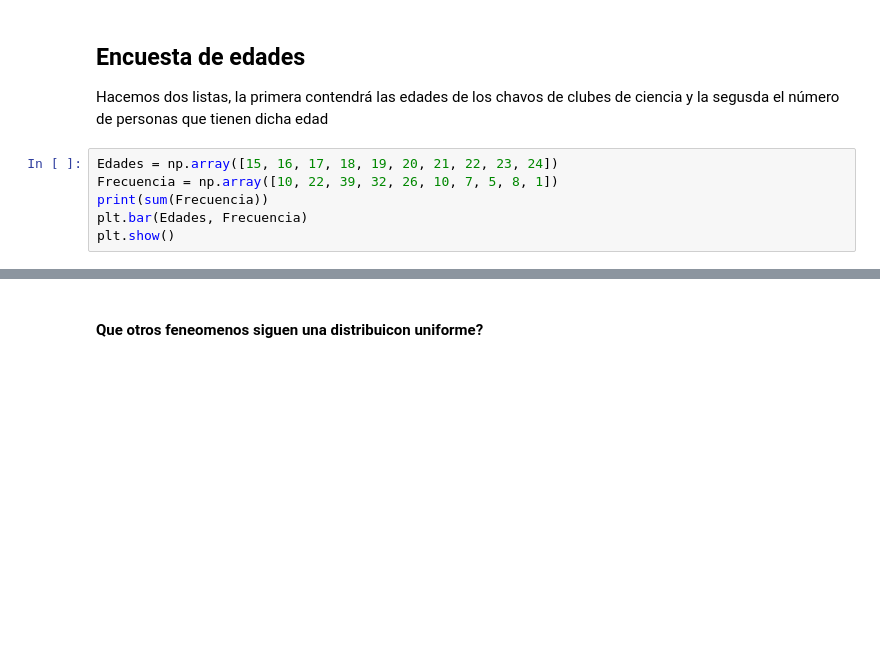
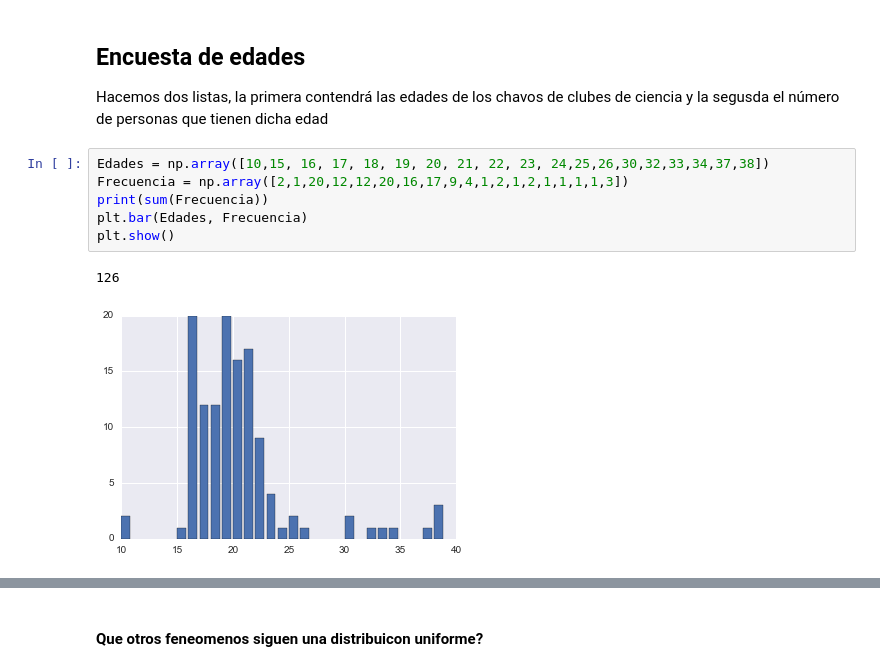
Before and after one commit to 8bartelo8/HistoriaDatos_Higgs, a Jupyter notebook: Dia2/5_Estadistica_Basica.ipynb, the cells around one changed output, grey strips where cells are left out. Drawn from its saved outputs; the diff is of its cells as text; blank space fills up the shorter version.

```diff
--- a/Dia2/5_Estadistica_Basica.ipynb
+++ b/Dia2/5_Estadistica_Basica.ipynb
@@ -21,11 +21,14 @@ import seaborn as sns
 
 Hacemos dos listas, la primera contendrá las edades de los chavos de clubes de ciencia y la segusda el número de personas que tienen dicha edad
 # %%
-Edades = np.array([15, 16, 17, 18, 19, 20, 21, 22, 23, 24])
-Frecuencia = np.array([10, 22, 39, 32, 26, 10, 7, 5, 8, 1])
+Edades = np.array([10,15, 16, 17, 18, 19, 20, 21, 22, 23, 24,25,26,30,32,33,34,37,38])
+Frecuencia = np.array([2,1,20,12,12,20,16,17,9,4,1,2,1,2,1,1,1,1,3])
 print(sum(Frecuencia))
 plt.bar(Edades, Frecuencia)
 plt.show()
+# %% [output]
+126
+[figure, added]
 # %% [markdown]
 ## Distribución uniforme
 
```
Also changed, not shown: parts of 3 cells of this notebook, 17 other files.
